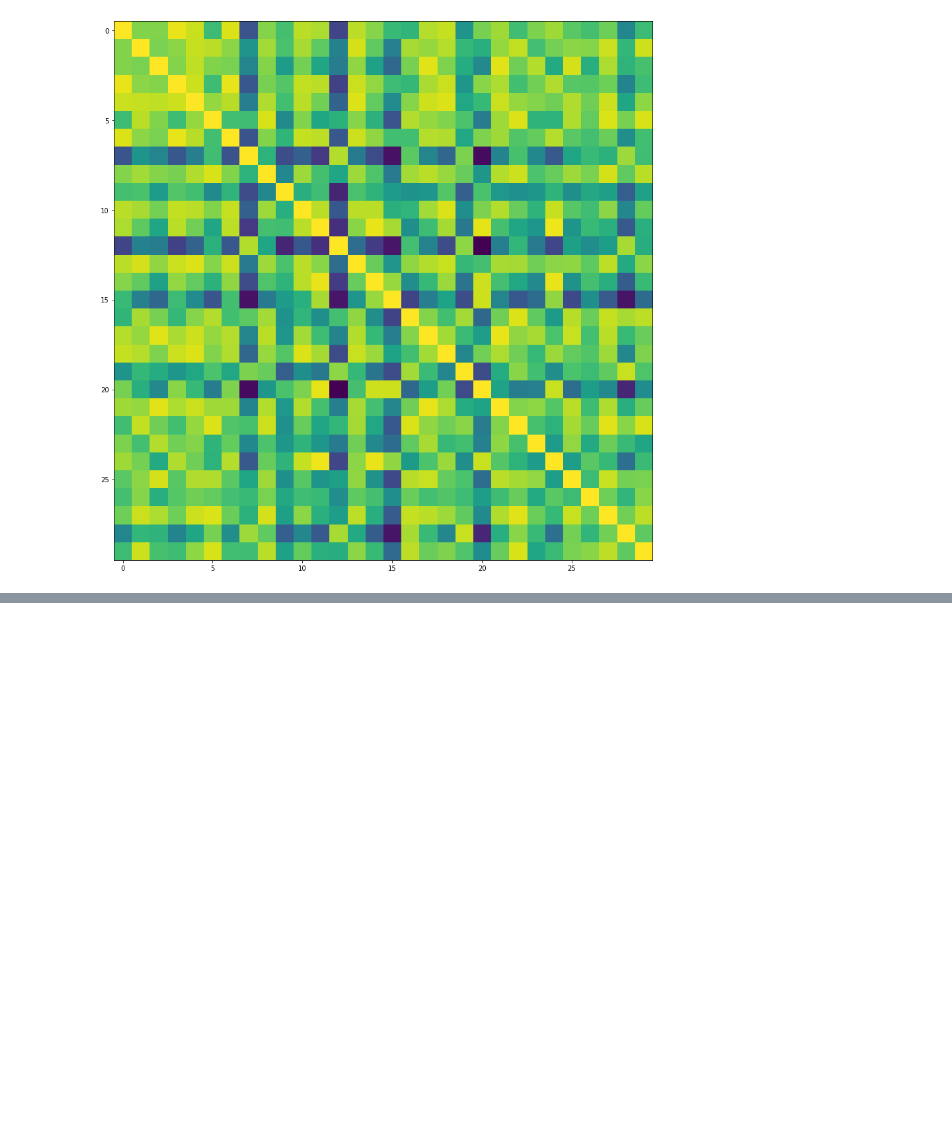
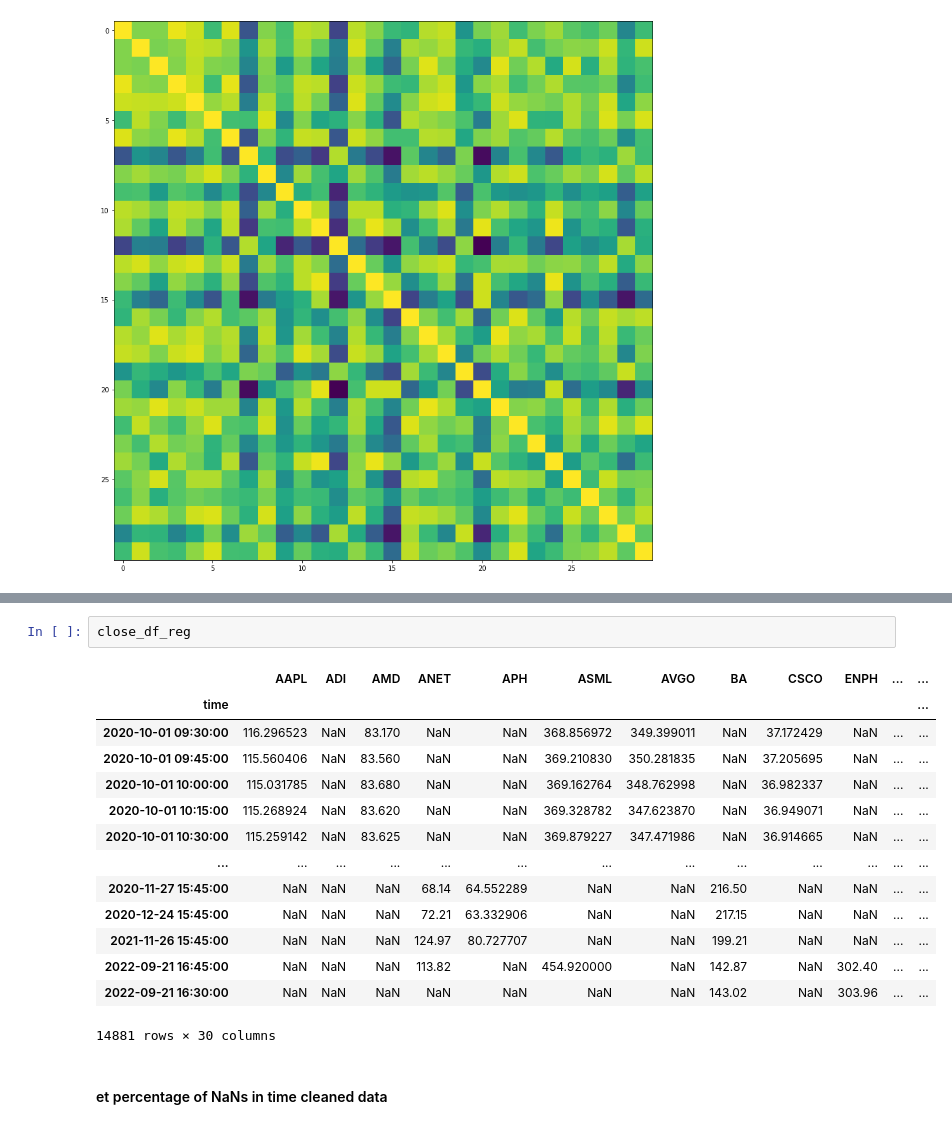
Before and after one commit to itberrios/algotrading, a Jupyter notebook: descriptive_analytics/data_explorer.ipynb, the cells around one changed output, grey strips where cells are left out. Cells and saved outputs as stored; diff of their text form; blank space fills up the shorter version.

```diff
--- a/descriptive_analytics/data_explorer.ipynb
+++ b/descriptive_analytics/data_explorer.ipynb
@@ -143,0 +193,19 @@ plt.imshow(close_df.corr().to_numpy())
+# %%
+close_df_reg
+# %% [output]
+|  | AAPL | ADI | AMD | ANET | APH | ASML | AVGO | BA | CSCO | ENPH | ... | ... |
+| time |  |  |  |  |  |  |  |  |  |  |  | ... |
+| 2020-10-01 09:30:00 | 116.296523 | NaN | 83.170 | NaN | NaN | 368.856972 | 349.399011 | NaN | 37.172429 | NaN | ... | ... |
+| 2020-10-01 09:45:00 | 115.560406 | NaN | 83.560 | NaN | NaN | 369.210830 | 350.281835 | NaN | 37.205695 | NaN | ... | ... |
+| 2020-10-01 10:00:00 | 115.031785 | NaN | 83.680 | NaN | NaN | 369.162764 | 348.762998 | NaN | 36.982337 | NaN | ... | ... |
+| 2020-10-01 10:15:00 | 115.268924 | NaN | 83.620 | NaN | NaN | 369.328782 | 347.623870 | NaN | 36.949071 | NaN | ... | ... |
+| 2020-10-01 10:30:00 | 115.259142 | NaN | 83.625 | NaN | NaN | 369.879227 | 347.471986 | NaN | 36.914665 | NaN | ... | ... |
+| ... | ... | ... | ... | ... | ... | ... | ... | ... | ... | ... | ... | ... |
+| 2020-11-27 15:45:00 | NaN | NaN | NaN | 68.14 | 64.552289 | NaN | NaN | 216.50 | NaN | NaN | ... | ... |
+| 2020-12-24 15:45:00 | NaN | NaN | NaN | 72.21 | 63.332906 | NaN | NaN | 217.15 | NaN | NaN | ... | ... |
+| 2021-11-26 15:45:00 | NaN | NaN | NaN | 124.97 | 80.727707 | NaN | NaN | 199.21 | NaN | NaN | ... | ... |
+| 2022-09-21 16:45:00 | NaN | NaN | NaN | 113.82 | NaN | 454.920000 | NaN | 142.87 | NaN | 302.40 | ... | ... |
+| 2022-09-21 16:30:00 | NaN | NaN | NaN | NaN | NaN | NaN | NaN | 143.02 | NaN | 303.96 | ... | ... |
+14881 rows × 30 columns
+# %% [markdown]
+#### et percentage of NaNs in time cleaned data
```
Also changed, not shown: parts of 19 cells of this notebook.
